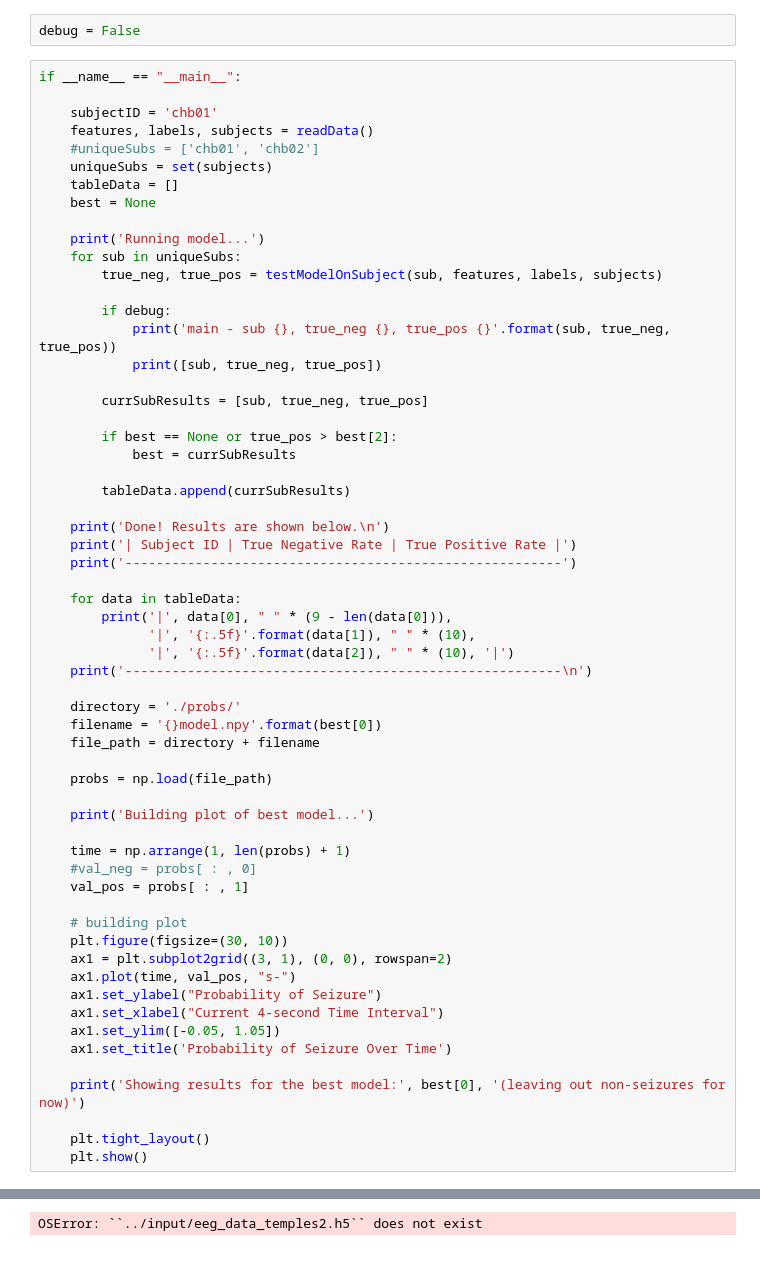
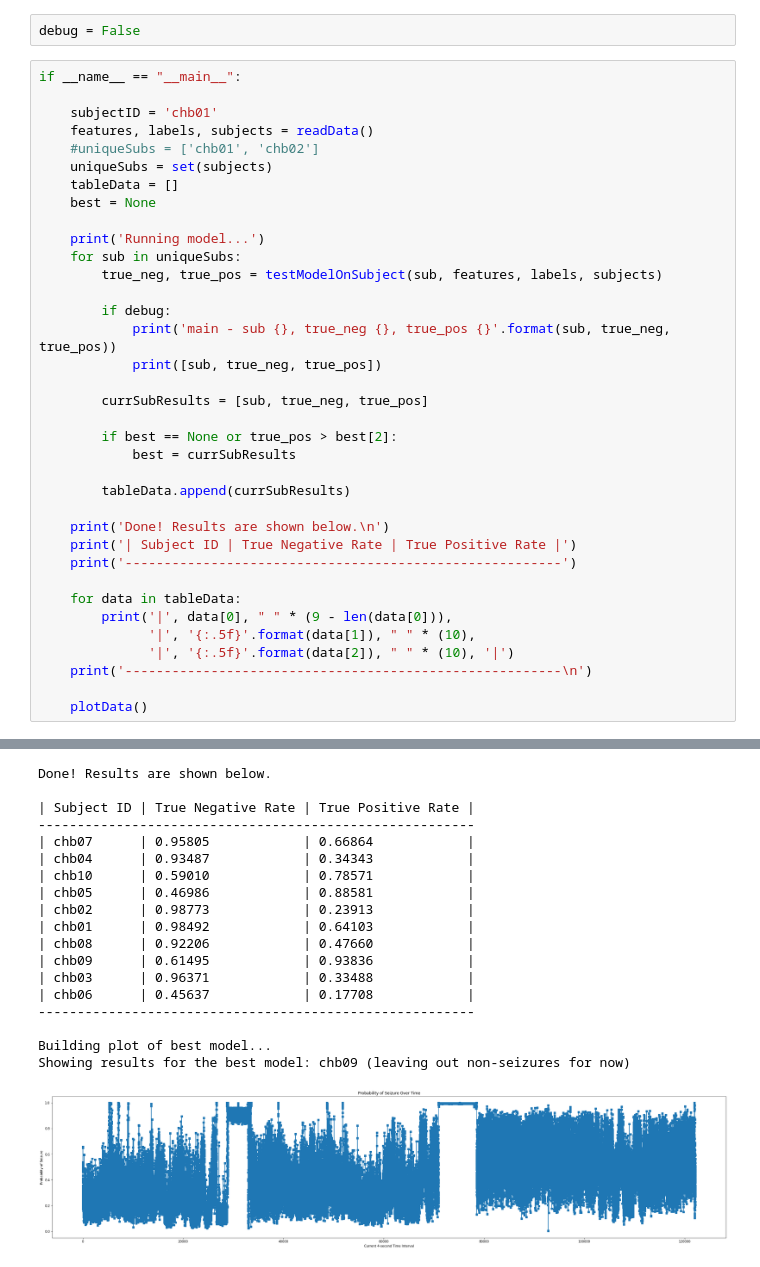
Before and after one commit to darylnak/SEE-Lab, a Jupyter notebook: eeg-analysis-ra/src/eeg_analysis.ipynb, the cells around one changed output, grey strips where cells are left out. Cells and saved outputs as stored; diff of their text form.

Commit message:
fixed bugs that were somehow missed, refactored code that created graph

```diff
--- a/eeg-analysis-ra/src/eeg_analysis.ipynb
+++ b/eeg-analysis-ra/src/eeg_analysis.ipynb
@@ -396,30 +424,6 @@ if __name__ == "__main__":
               '|', '{:.5f}'.format(data[2]), " " * (10), '|')
     print('--------------------------------------------------------\n')
 
-    directory = './probs/'
-    filename = '{}model.npy'.format(best[0])
-    file_path = directory + filename
-
-    probs = np.load(file_path)
-
-    print('Building plot of best model...')
-
-    time = np.arrange(1, len(probs) + 1)
-    #val_neg = probs[ : , 0]
-    val_pos = probs[ : , 1]
-
-    # building plot
-    plt.figure(figsize=(30, 10))
-    ax1 = plt.subplot2grid((3, 1), (0, 0), rowspan=2)
-    ax1.plot(time, val_pos, "s-")
-    ax1.set_ylabel("Probability of Seizure")
-    ax1.set_xlabel("Current 4-second Time Interval")
-    ax1.set_ylim([-0.05, 1.05])
-    ax1.set_title('Probability of Seizure Over Time')
-
-    print('Showing results for the best model:', best[0], '(leaving out non-seizures for now)')
-
-    plt.tight_layout()
-    plt.show()
+    plotData()
 # %% [output]
 Loading features.npy...
@@ -427 +435,19 @@ File was not found. Rebuilding data...
-OSError: ``../input/eeg_data_temples2.h5`` does not exist
+Done! Results are shown below.
+
+| Subject ID | True Negative Rate | True Positive Rate |
+--------------------------------------------------------
+| chb07      | 0.95805            | 0.66864            |
+| chb04      | 0.93487            | 0.34343            |
+| chb10      | 0.59010            | 0.78571            |
+| chb05      | 0.46986            | 0.88581            |
+| chb02      | 0.98773            | 0.23913            |
+| chb01      | 0.98492            | 0.64103            |
+| chb08      | 0.92206            | 0.47660            |
+| chb09      | 0.61495            | 0.93836            |
+| chb03      | 0.96371            | 0.33488            |
+| chb06      | 0.45637            | 0.17708            |
+--------------------------------------------------------
+
+Building plot of best model...
+Showing results for the best model: chb09 (leaving out non-seizures for now)
+[figure, added]
```
Also changed, not shown: parts of 2 cells of this notebook.
